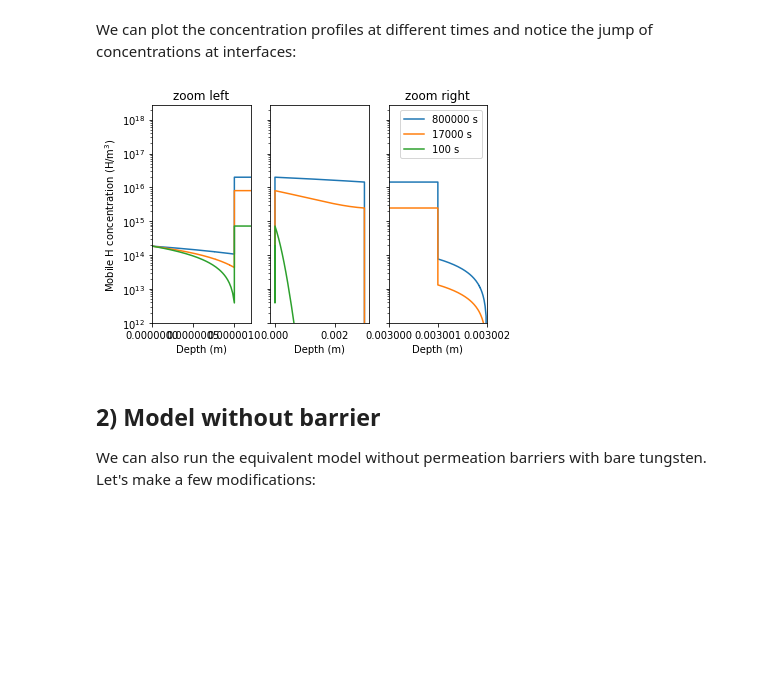
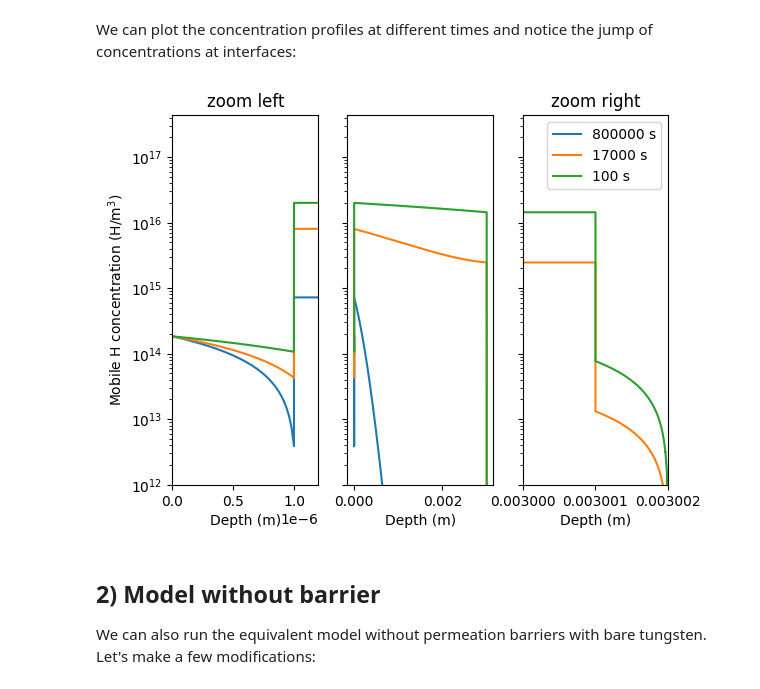
Before and after one commit to festim-dev/FESTIM-workshop, a Jupyter notebook: tasks/task4.ipynb, the cells around one changed output. Cells and saved outputs as stored; diff of their text form; code cells hidden in the pictures; blank space fills up the shorter version.

```diff
--- a/tasks/task4.ipynb
+++ b/tasks/task4.ipynb
@@ -139,28 +140,28 @@ We can plot the concentration profiles at different times and notice the jump of
 # %%
 import matplotlib.pyplot as plt
 
 fig, axs = plt.subplots(nrows=1, ncols=3, sharey=True)
+data = np.genfromtxt(folder + f'/mobile.txt', skip_header=1, delimiter=",")
+data = data[data[:, 0].argsort()]  # make sure data is sorted
 
 for ax, xlim in zip(axs, [(0, barrier_thick * 1.2), (None, None), (substrate_thick, substrate_thick + 2*barrier_thick)]):
     plt.sca(ax)
-    for time in txt_exports.times[::-1]:
-        data = np.genfromtxt(folder + f'/mobile_{time:.1f}s.txt')
-        data = data[data[:, 0].argsort()]  # make sure data is sorted
-        plt.plot(data[:, 0], data[:, 1], label=f"{time:.0f} s")
+    for i, time in enumerate(txt_exports.times[::-1]):
+        plt.plot(data[:, 0], data[:, i + 1], label=f"{time:.0f} s")
 
     plt.xlabel("Depth (m)")
     plt.xlim(*xlim)
 
 plt.sca(axs[0])
 plt.title("zoom left")
 plt.yscale("log")
 plt.ylim(bottom=1e12)
 plt.ylabel("Mobile H concentration (H/m$^3$)")
 axs[2].set_title("zoom right")
 axs[2].legend()
 plt.show()
 # %% [output]
-[figure, old version]
+[figure, new version]
 # %% [markdown]
 ## 2) Model without barrier
 
```
Also changed, not shown: parts of 4 cells of this notebook.
